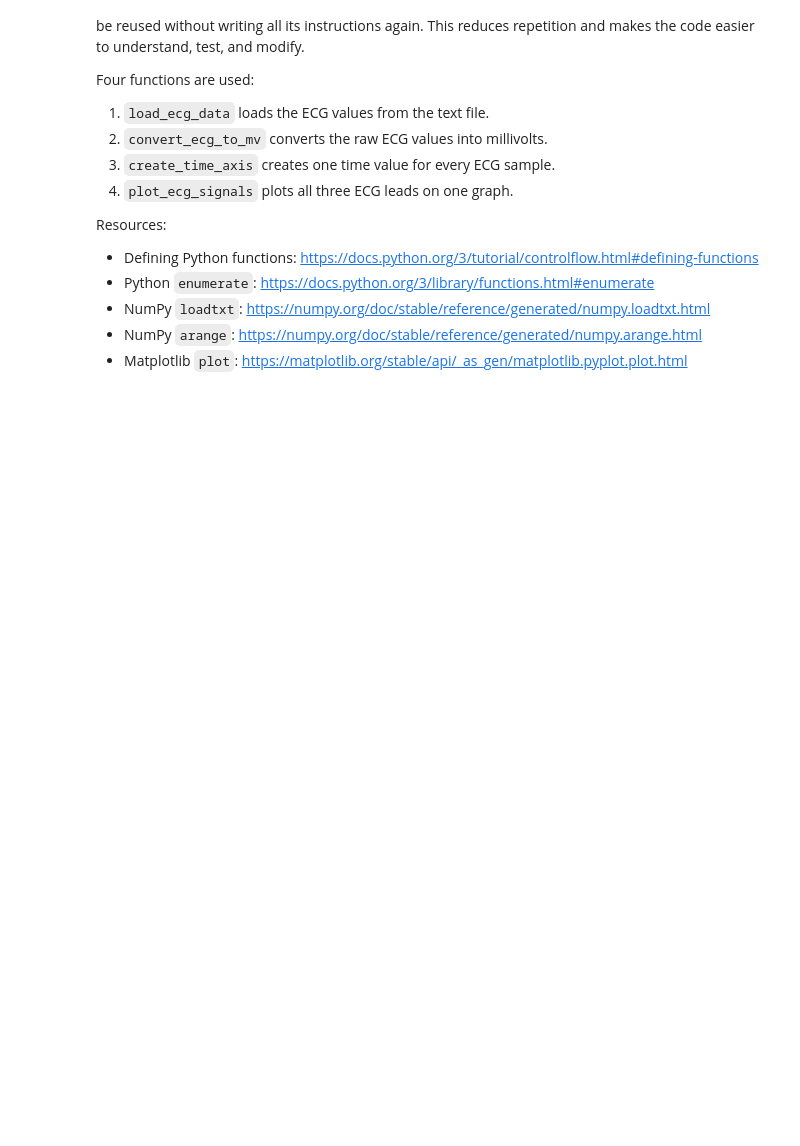
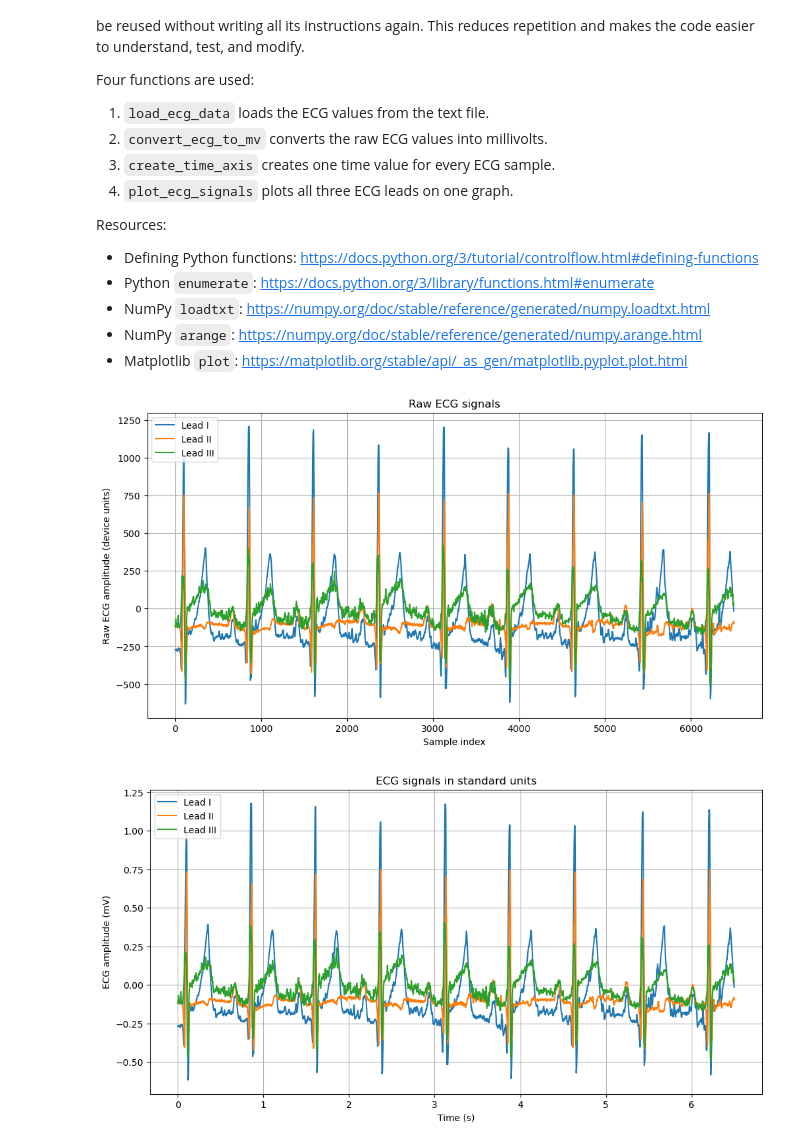
Before and after one commit to jenniferhoumard/Series01-python, a Jupyter notebook: Series01-python.ipynb, the cells around one changed output. Cells and saved outputs as stored; diff of their text form; code cells hidden in the pictures; blank space fills up the shorter version.

Commit message:
Use the functions
After defining the functions in the first cell, call them in the second cell to load, process, and plot the ECG data.

```diff
--- a/Series01-python.ipynb
+++ b/Series01-python.ipynb
@@ -286,3 +286,58 @@ def plot_ecg_signals(
 
     # Display the completed graph.
     plt.show()
+# %%
+# use the functions that were defined above
+
+# Store the location of the ECG data text file.
+data_path = "data/ECGu.txt"
+
+# Store the number needed to convert raw ECG values into millivolts.
+converter_gain = 1024
+
+# Store the number of ECG measurements recorded every second.
+sampling_frequency_hz = 1000 # 1,000 Hz means 1,000 measurements per second.
+
+# Create a list containing the names of the three ECG columns.
+lead_names = ["Lead I", "Lead II", "Lead III"]
+
+# Run the load_ecg_data function.
+raw_ecg_data = load_ecg_data(data_path) # data_path is placed inside the parentheses because it is the information that the function needs to locate the file. The function returns all the numbers loaded from the file.
+
+# The function returns the converted ECG values.
+ecg_data_mv = convert_ecg_to_mv(
+    raw_ecg_data,
+    converter_gain
+)
+
+# These will be used along the horizontal axis of the raw ECG graph.
+number_of_samples = raw_ecg_data.shape[0] # raw_ecg_data.shape gives the size of the data: (6500, 3). 6500 rows and 3 columns. [0] selects the first number
+
+# Run the create_time_axis function.
+time_seconds = create_time_axis( # It uses the number of samples and the sampling frequency to calculate when each measurement was recorded.
+    number_of_samples,
+    sampling_frequency_hz
+)
+
+# Run the plotting function to create the raw ECG graph.
+plot_ecg_signals(
+    x_values=sample_indices,                        # Use sample numbers along the bottom.
+    ecg_values=raw_ecg_data,                        # Plot the original ECG values.
+    lead_names=lead_names,                          # Name the three plotted lines.
+    x_axis_label="Sample index",                    # Label the horizontal axis.
+    y_axis_label="Raw ECG amplitude (device units)",# Label the vertical axis.
+    plot_title="Raw ECG signals"                    # Add the graph title.
+)
+
+# Run the same plotting function again to create the rescaled graph.
+plot_ecg_signals(
+    x_values=time_seconds,                          # Use time in seconds along the bottom.
+    ecg_values=ecg_data_mv,                         # Plot the ECG values in millivolts.
+    lead_names=lead_names,                          # Name the three plotted lines.
+    x_axis_label="Time (s)",                        # Label the horizontal axis.
+    y_axis_label="ECG amplitude (mV)",              # Label the vertical axis.
+    plot_title="ECG signals in standard units"      # Add the graph title.
+)
+# %% [output]
+[figure, added]
+[figure, added]
```
